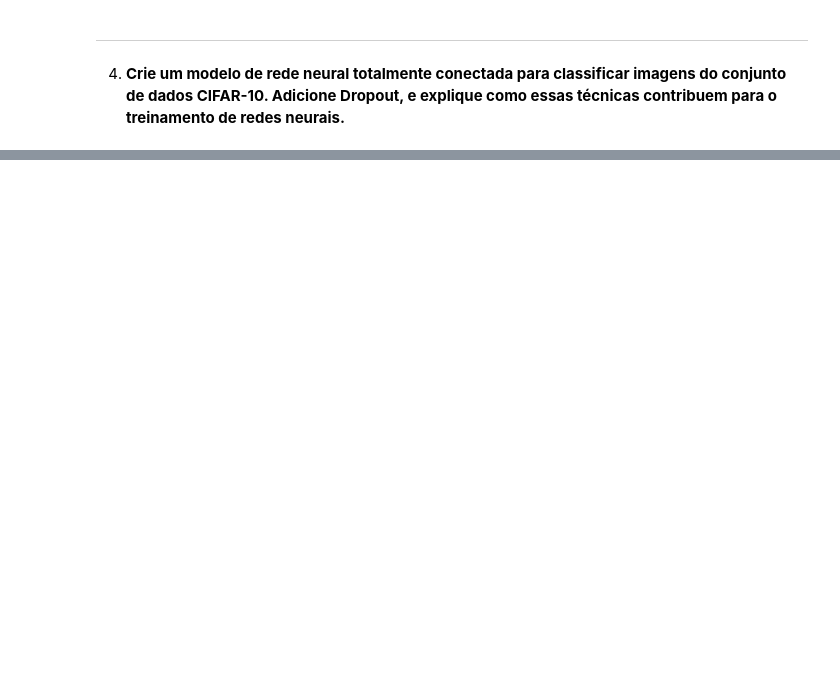
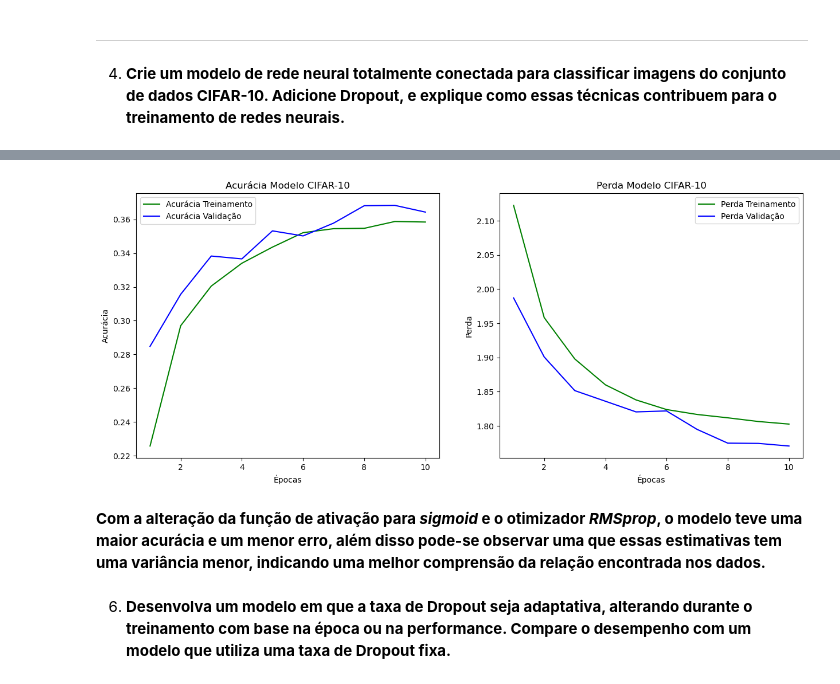
Before and after one commit to gabrieldadcarvalho/neural_network, a Jupyter notebook: listas/05/at5.ipynb, the cells around one changed output, grey strips where cells are left out. Drawn from its saved outputs; the diff is of its cells as text; code cells hidden in the pictures; blank space fills up the shorter version.

```diff
--- a/listas/05/at5.ipynb
+++ b/listas/05/at5.ipynb
@@ -603,0 +570,15 @@ Epoch 20/20
+# %%
+def nn_cifar10_s():
+  modelo = models.Sequential()
+  modelo.add(Flatten(input_shape=(32, 32)))
+  modelo.add(Dense(800, activation='sigmoid'))
+  modelo.add(Dropout(0.2))
+  modelo.add(Dense(800, activation='sigmoid'))
+  modelo.add(Dropout(0.2))
+  modelo.add(Dense(10, activation='softmax'))
+  modelo.compile(optimizer='RMSprop', loss='sparse_categorical_crossentropy', metrics=['accuracy'])
+  return modelo
+# %%
+modelo_cifar10_s = nn_cifar10_s()
+# %%
+hist_cifar10_s = modelo_cifar10_s.fit(X_train, y_train, epochs=10, validation_split=0.2)
@@ -603,0 +606,27 @@ Epoch 20/20
+# %%
+acc, loss = hist_cifar10_s.history['accuracy'], hist_cifar10_s.history['loss']
+acc_vall, loss_vall = hist_cifar10_s.history['val_accuracy'], hist_cifar10_s.history['val_loss']
+# %%
+plt.figure(figsize=(15, 6))
+plt.subplot(1, 2, 1)
+plt.plot(range(1, 11), acc, 'g', label='Acurácia Treinamento')
+plt.plot(range(1, 11), acc_vall, 'b', label='Acurácia Validação')
+plt.xlabel('Épocas')
+plt.ylabel('Acurácia')
+plt.title('Acurácia Modelo CIFAR-10')
+plt.legend()
+
+plt.subplot(1, 2, 2)
+plt.plot(range(1, 11), loss, 'g', label='Perda Treinamento')
+plt.plot(range(1, 11), loss_vall, 'b', label='Perda Validação')
+plt.xlabel('Épocas')
+plt.ylabel('Perda')
+plt.title('Perda Modelo CIFAR-10')
+plt.legend()
+plt.show()
+# %% [output]
+[figure, added]
+# %% [markdown]
+**Com a alteração da função de ativação para *sigmoid* e o otimizador *RMSprop*, o modelo teve uma maior acurácia e um menor erro, além disso pode-se observar uma que essas estimativas tem uma variância menor, indicando uma melhor comprensão da relação encontrada nos dados.**
+# %% [markdown]
+6. **Desenvolva um modelo em que a taxa de Dropout seja adaptativa, alterando durante o treinamento com base na época ou na performance. Compare o desempenho com um modelo que utiliza uma taxa de Dropout fixa.**
```
Also changed, not shown: parts of 41 cells of this notebook, 11 other files.
